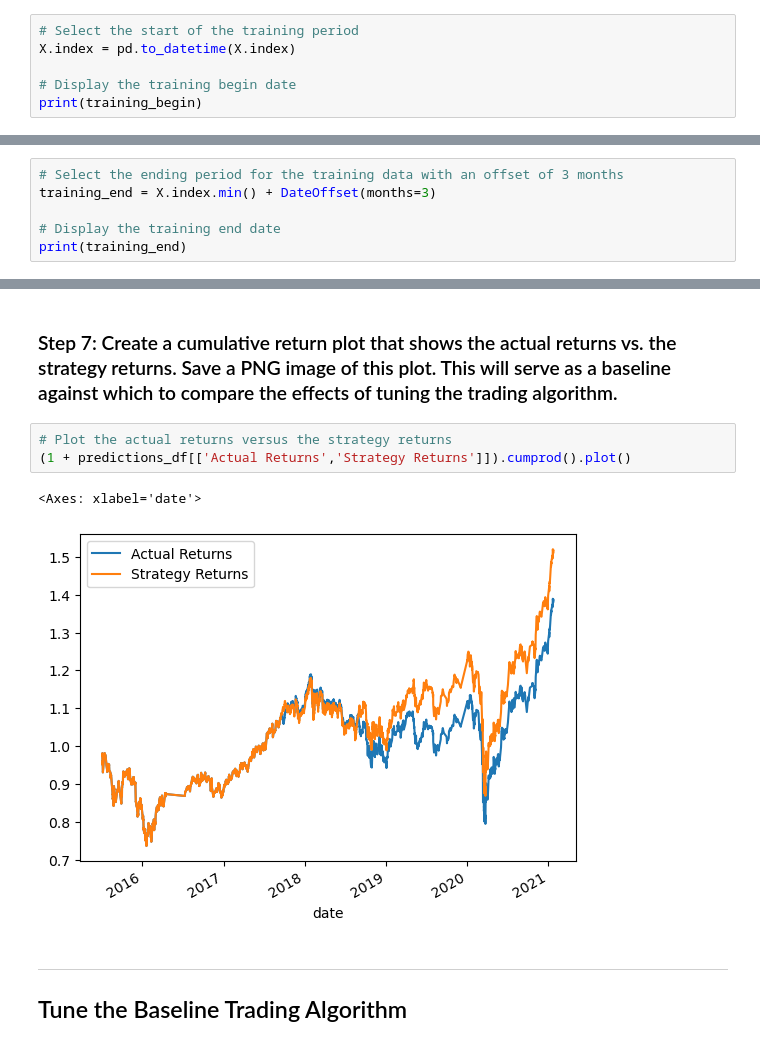
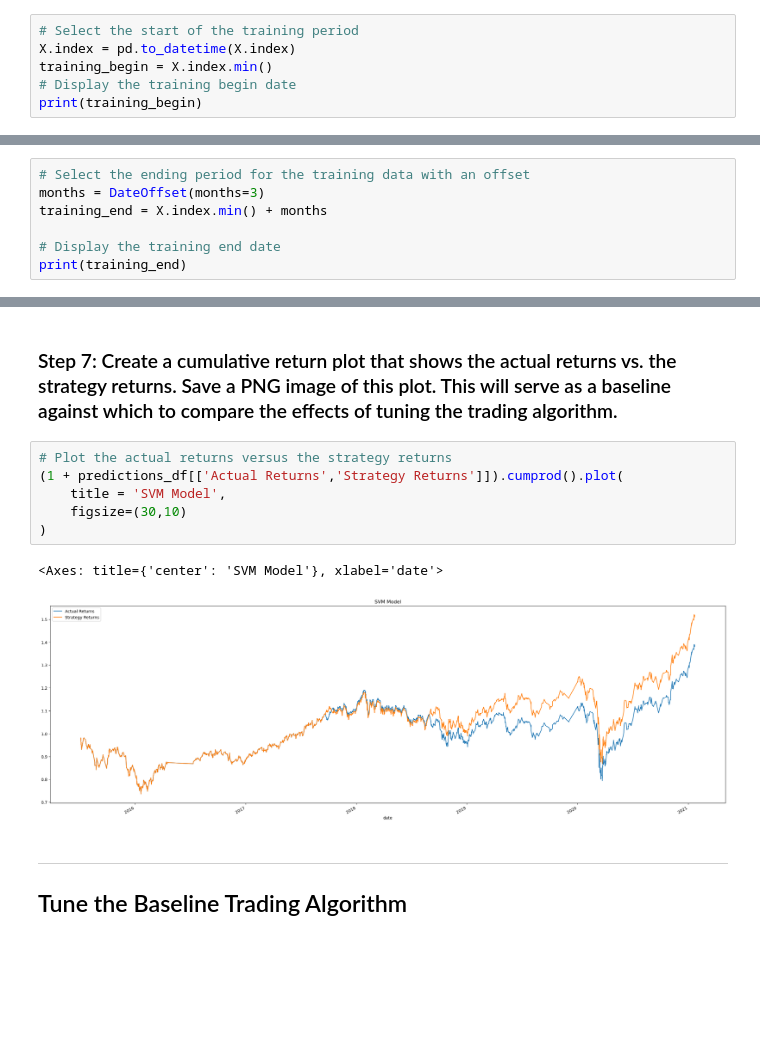
Before and after one commit to w-attson/algorithmic-trading, a Jupyter notebook: machine_learning_trading_bot.ipynb, the cells around one changed output, grey strips where cells are left out. Cells and saved outputs as stored; diff of their text form; blank space fills up the shorter version.

```diff
--- a/machine_learning_trading_bot.ipynb
+++ b/machine_learning_trading_bot.ipynb
@@ -256,14 +261,15 @@ Name: count, dtype: int64
 # %%
 # Select the start of the training period
 X.index = pd.to_datetime(X.index)
-
+training_begin = X.index.min()
 # Display the training begin date
 print(training_begin)
 # %% [output]
 2015-04-02 15:00:00
 # %%
-# Select the ending period for the training data with an offset of 3 months
-training_end = X.index.min() + DateOffset(months=3)
+# Select the ending period for the training data with an offset
+months = DateOffset(months=3)
+training_end = X.index.min() + months
 
 # Display the training end date
 print(training_end)
@@ -383,10 +400,13 @@ display(predictions_df.tail())
 ### Step 7: Create a cumulative return plot that shows the actual returns vs. the strategy returns. Save a PNG image of this plot. This will serve as a baseline against which to compare the effects of tuning the trading algorithm.
 # %%
 # Plot the actual returns versus the strategy returns
-(1 + predictions_df[['Actual Returns','Strategy Returns']]).cumprod().plot()
+(1 + predictions_df[['Actual Returns','Strategy Returns']]).cumprod().plot(
+    title = 'SVM Model',
+    figsize=(30,10)
+)
 # %% [output]
-<Axes: xlabel='date'>
+<Axes: title={'center': 'SVM Model'}, xlabel='date'>
-[figure, old version]
+[figure, new version]
 # %% [markdown]
 ---
 
```
Also changed, not shown: parts of 20 cells of this notebook, 21 other files.
